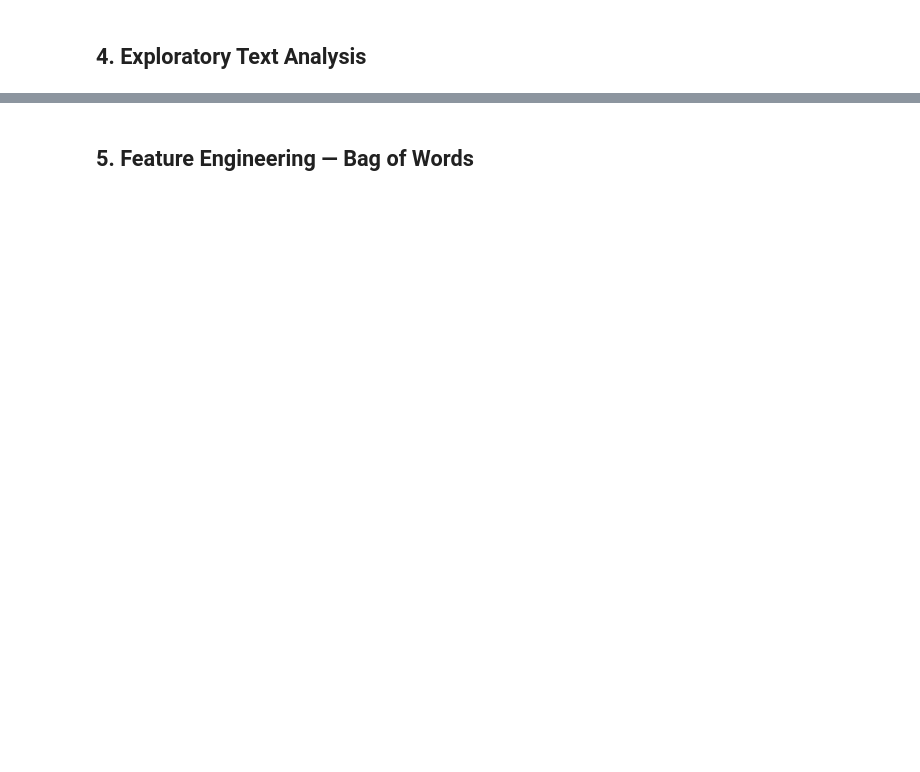
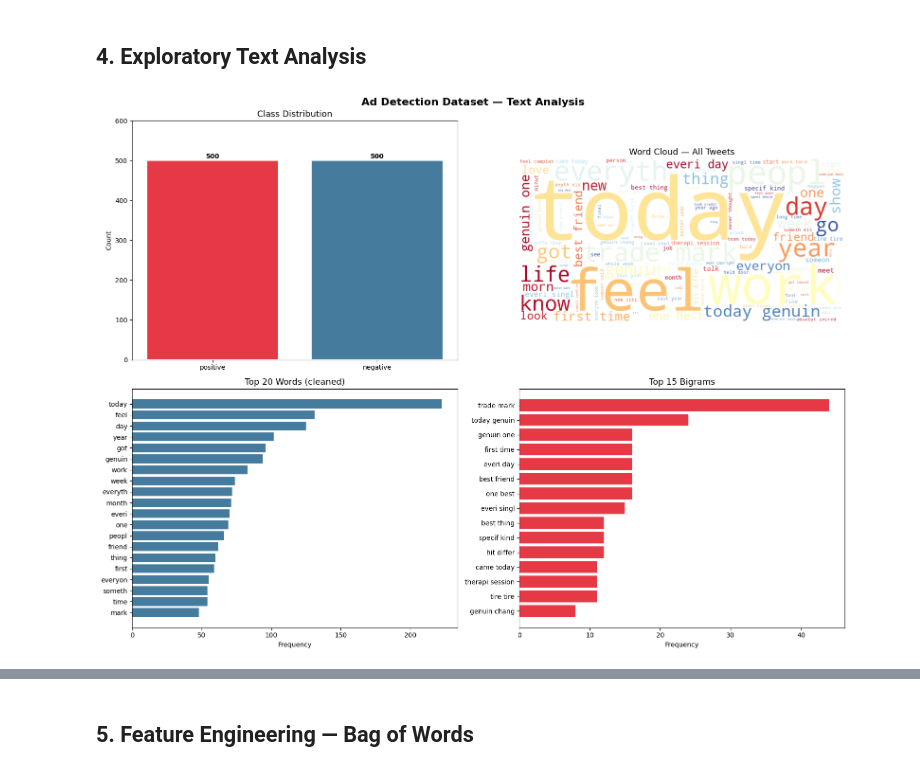
Before and after one commit to Stemical/AI-ML-Workshop-2026, a Jupyter notebook: Day2/twitter_nlp_pipeline.ipynb, the cells around one changed output, grey strips where cells are left out. Drawn from its saved outputs; the diff is of its cells as text; code cells hidden in the pictures; blank space fills up the shorter version.

```diff
--- a/Day2/twitter_nlp_pipeline.ipynb
+++ b/Day2/twitter_nlp_pipeline.ipynb
@@ -190,7 +239,7 @@ print(f"Combined stopword list size          : {len(ALL_STOPS)}")
 ## 4. Exploratory Text Analysis
 # %%
 COLORS = ['#E63946', '#457B9D']   # red=Advert, blue=Normal
-LABELS = ['Advert', 'Normal']
+LABELS = ['positive', 'negative']
 
 fig, axes = plt.subplots(2, 2, figsize=(16, 12))
 fig.suptitle("Ad Detection Dataset — Text Analysis", fontsize=16, fontweight='bold')
@@ -206,33 +255,35 @@ for bar, v in zip(bars, counts.values):
     ax.text(bar.get_x() + bar.get_width()/2, v + 5, str(v), ha='center', fontweight='bold')
 
 # Word cloud (all)
 ax = axes[0, 1]
 all_text = ' '.join(df['cleaned'])
 wc = WordCloud(width=800, height=400, background_color='white',
                colormap='RdYlBu', max_words=120).generate(all_text)
 ax.imshow(wc, interpolation='bilinear'); ax.axis('off')
 ax.set_title("Word Cloud — All Tweets", fontsize=13)
 
 # Top-20 words
 ax = axes[1, 0]
 word_freq = Counter(all_text.split()).most_common(20)
 words, freqs = zip(*word_freq)
 ax.barh(list(words)[::-1], list(freqs)[::-1], color='#457B9D')
 ax.set_title("Top 20 Words (cleaned)", fontsize=13)
 ax.set_xlabel("Frequency")
 
 # Top-15 bigrams
 ax = axes[1, 1]
 tokens_all = all_text.split()
 bigrams = Counter([' '.join(b) for b in nltk_ngrams(tokens_all, 2)]).most_common(15)
 bw, bf = zip(*bigrams)
 ax.barh(list(bw)[::-1], list(bf)[::-1], color='#E63946')
 ax.set_title("Top 15 Bigrams", fontsize=13)
 ax.set_xlabel("Frequency")
 
 plt.tight_layout()
 plt.savefig('eda_overview.png', dpi=150, bbox_inches='tight')
 plt.show()
+# %% [output]
+[figure, added]
 # %%
 # Per-class word clouds
 fig, axes = plt.subplots(1, 2, figsize=(16, 5))
```
Also changed, not shown: parts of 27 cells of this notebook, 12 other files.
